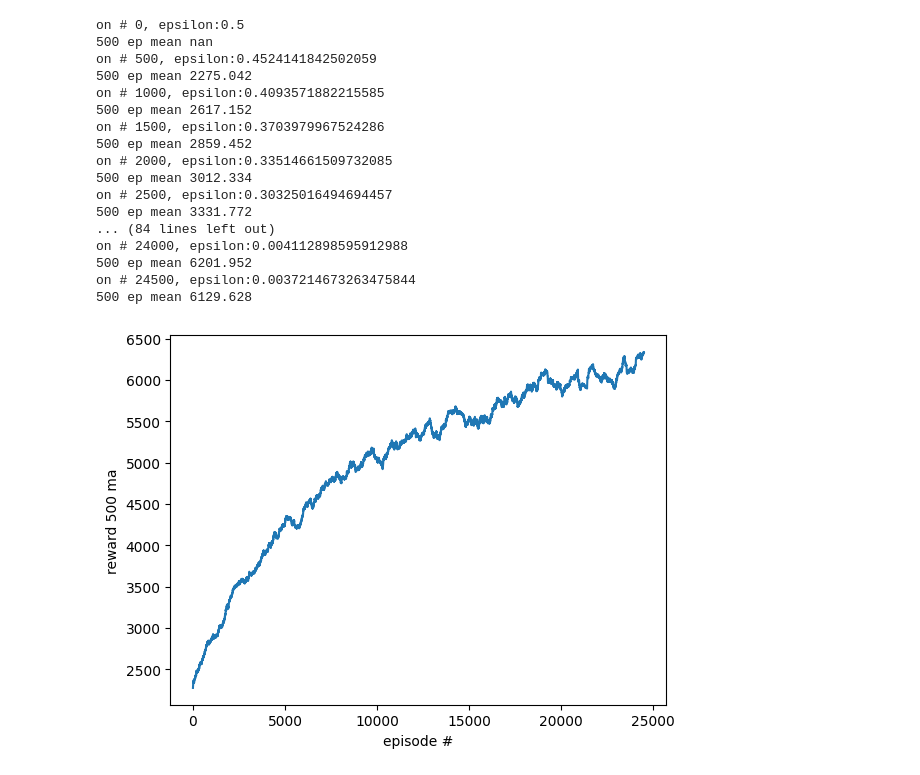
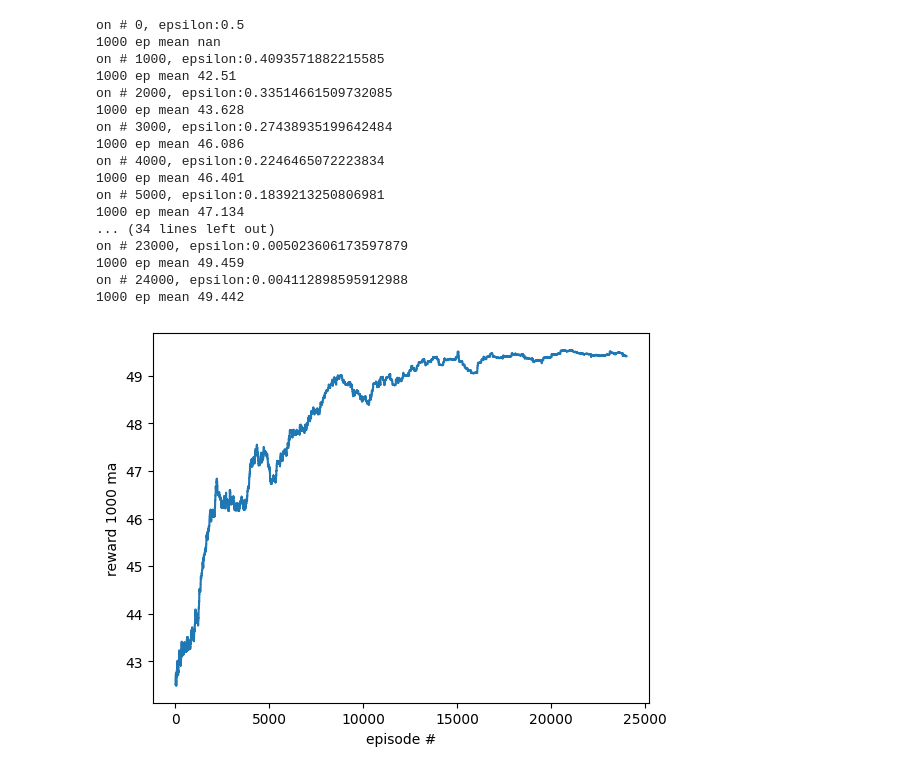
Before and after one commit to LauraMartel/reinforcement_learning, a Jupyter notebook: notebooks/RL_dungeon_maps_itw.ipynb, the cells around one changed output. Saved outputs shown, nothing was run; the diff lists cells and outputs as text; code cells hidden in the pictures.

```diff
--- a/notebooks/RL_dungeon_maps_itw.ipynb
+++ b/notebooks/RL_dungeon_maps_itw.ipynb
@@ -39,7 +40,7 @@ HM_EPISODES = 25000
 MOVE_PENALTY = 1
 TREASURE_REWARD = 50
 EXIT_REWARD = 100
-WALL_PENALTY = 100
+WALL_PENALTY = 50
 
 # values between 0 and 1. The higher the epsilon, the more likely we are to perform a random action
 # overtime, we want to stop our model to stop exploring
@@ -48,7 +49,7 @@ epsilon = 0.5
 EPS_DECAY = 0.9998
 
 # every 500 episodes we see what is happening
-SHOW_EVERY = 500
+SHOW_EVERY = 1000
 
 start_q_table = None #or filename
 
@@ -79,15 +80,8 @@ class Blob:
     def __init__(self):
         self.x = 0 # x position of the blob
         self.y = 0 # y position of the blob
-
-    # Return the blob location
-    def __str__(self):
-        return f"{self.x}, {self.y}"
-
-    # define other blob and strubstract it from the other blob
-    def __sub__(self, other):
-        return (self.x - other.x, self.y - other.y)
-
+    def __add__(self, other):  # define other blob and strubstract it from the other blob
+        return (self.x + other.x, self.y + other.y)
     # there are four actions up, down, left, right
     def action(self, choice):
         if choice == 0: #up
@@ -147,6 +141,8 @@ for episode in range(HM_EPISODES):
     #create the player, exit and treasure
     # we consider that where the player stands (randomly) at the beginning is the start point
     player = Blob()
+    treasure = Blob()
+    exit = Blob()
 
     # if we can divide the episodes number by 500 and the remainder is 0
     if episode % SHOW_EVERY ==0:
@@ -158,7 +154,7 @@ for episode in range(HM_EPISODES):
     episode_reward = 0
     for i in range(200):
         # initial discrete state
-        obs = (player-treasure, player-exit)
+        obs = (player+treasure, player+exit)
         # np.random.random() creates a random float between 0 and 1
         if np.random.random()>epsilon:
         # do action in the normal way
@@ -169,6 +165,7 @@ for episode in range(HM_EPISODES):
 
         # start the action
         player.action(action)
+        #treasure.move()
 
         # take treasure reward
         if player.x == treasure.x and player.y == treasure.y:
@@ -190,7 +187,7 @@ for episode in range(HM_EPISODES):
             reward = -MOVE_PENALTY
 
         # new discrete state and new q-values
-        new_obs = (player-treasure, player-exit)
+        new_obs = (player+treasure, player+exit)
         # maximum of the future q-value
         max_future_q = np.max(q_table[new_obs])
         #  curent q state and the action
@@ -198,16 +195,10 @@ for episode in range(HM_EPISODES):
         if reward == EXIT_REWARD:
             new_q = EXIT_REWARD
         # take start reward
-        elif reward == TREASURE_PENALTY:
+        elif reward == TREASURE_REWARD:
             new_q = TREASURE_REWARD
-        elif player.x == 0 and player.y == 3:
-            reward = -WALL_PENALTY
-        elif player.x == 1 and player.y == 1:
-            reward = -WALL_PENALTY
-        elif player.x == 2 and player.y == 3:
-            reward = -WALL_PENALTY
-        elif player.x == 3 and player.y == 1:
-            reward = -WALL_PENALTY
+        elif reward == WALL_PENALTY:
+            new_q = -WALL_PENALTY
         else:
             # The core of the algorithm is a Bellman equation
             # as a simple value iteration update, using the weighted average of the current value and the new information
@@ -224,49 +215,50 @@ for episode in range(HM_EPISODES):
             env[0][3] = d[WALL_N]
             env[1][1] = d[WALL_N]
             env[2][3] = d[WALL_N]
             env[3][1] = d[WALL_N]
+            # create image from array
             img = Image.fromarray(env,"RGB")
             img = img.resize((300,300))
             cv2.imshow("", np.array(img))
-            if reward == EXIT_REWARD or reward == TREASURE_PENALTY:
+            if reward == EXIT_REWARD or reward == TREASURE_REWARD:
                 if cv2.waitKey(500) & 0xFF== ord("q"):
                     break
             else:
                 if cv2.waitKey(1) & 0xFF== ord("q"):
                     break
         episode_reward += reward
-        if reward == EXIT_REWARD or reward == TREASURE_PENALTY:
+        if reward == EXIT_REWARD or reward == TREASURE_REWARD:
             break
     episode_rewards.append(episode_reward)
     epsilon *= EPS_DECAY
 
-# accuracy
+# accuracy and plot
 moving_avg = np.convolve(episode_rewards, np.ones((SHOW_EVERY,))/SHOW_EVERY, mode="valid")
 plt.plot([i for i in range(len(moving_avg))], moving_avg)
 plt.ylabel(f"reward {SHOW_EVERY} ma")
 plt.xlabel("episode #")
 plt.show()
 
 # with open(f"q_table-{int(time.time())}.pickle", "wb") as f:
 #     pickle.dump(q_table,f)
 # %% [output]
 on # 0, epsilon:0.5
-500 ep mean nan
-on # 500, epsilon:0.4524141842502059
-500 ep mean 2275.042
+1000 ep mean nan
 on # 1000, epsilon:0.4093571882215585
-500 ep mean 2617.152
-on # 1500, epsilon:0.3703979967524286
-500 ep mean 2859.452
+1000 ep mean 42.51
 on # 2000, epsilon:0.33514661509732085
-500 ep mean 3012.334
-on # 2500, epsilon:0.30325016494694457
-500 ep mean 3331.772
-... (84 lines left out)
+1000 ep mean 43.628
+on # 3000, epsilon:0.27438935199642484
+1000 ep mean 46.086
+on # 4000, epsilon:0.2246465072223834
+1000 ep mean 46.401
+on # 5000, epsilon:0.1839213250806981
+1000 ep mean 47.134
+... (34 lines left out)
+on # 23000, epsilon:0.005023606173597879
+1000 ep mean 49.459
 on # 24000, epsilon:0.004112898595912988
-500 ep mean 6201.952
-on # 24500, epsilon:0.0037214673263475844
-500 ep mean 6129.628
+1000 ep mean 49.442
-[figure, old version]
+[figure, new version]
 # %%
 EXIT_N
```
Also changed, not shown: parts of 10 cells of this notebook, 6 other files.
